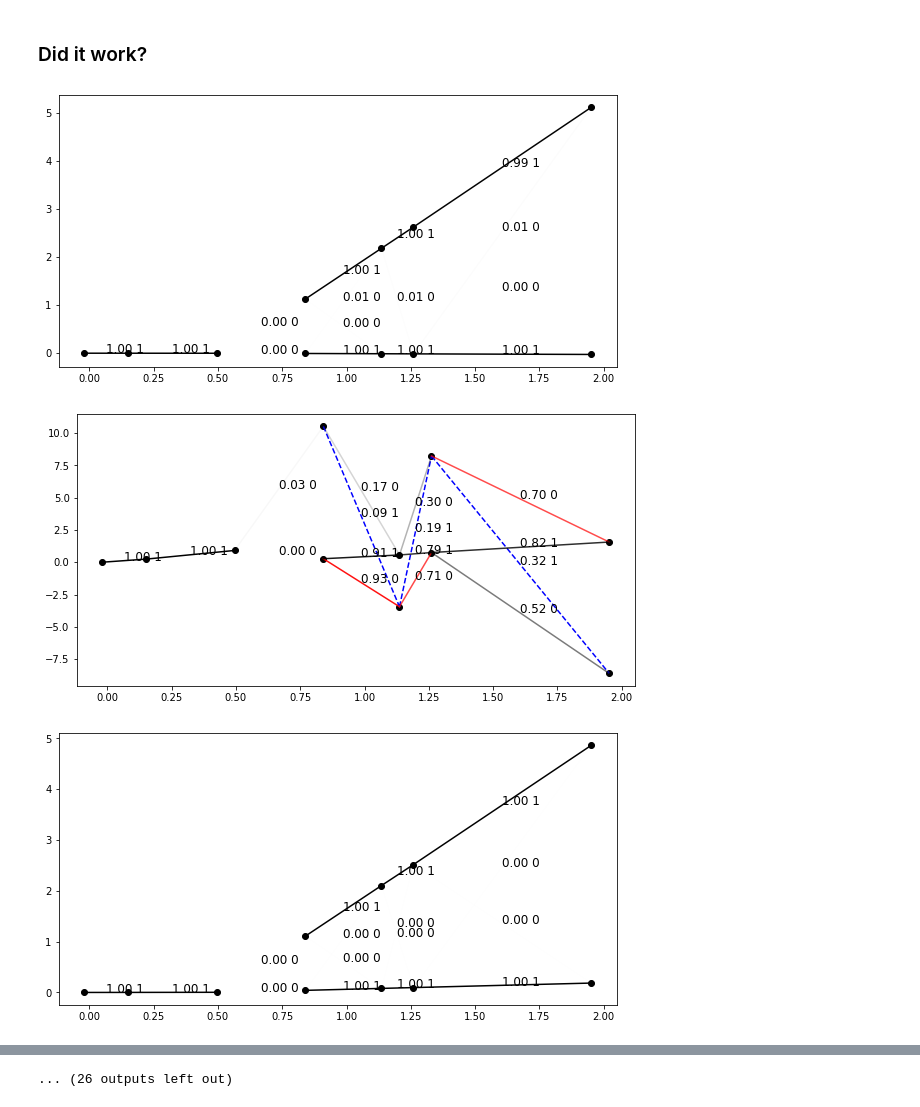
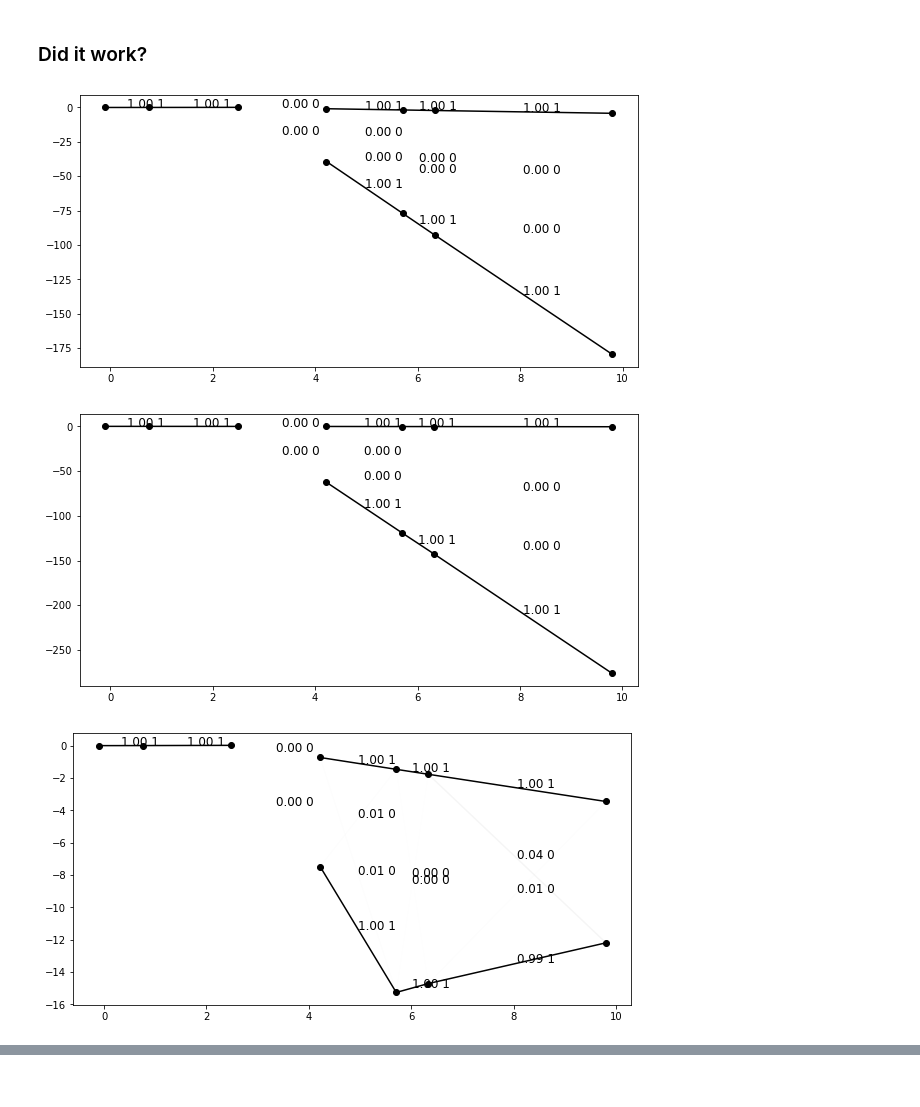
Before and after one commit to marcinwolter/Tracking_student2020, a Jupyter notebook: GNN_MuonE_v1_Robust.ipynb, the cells around one changed output, grey strips where cells are left out. Cells and saved outputs as stored; diff of their text form; code cells hidden in the pictures.

```diff
--- a/GNN_MuonE_v1_Robust.ipynb
+++ b/GNN_MuonE_v1_Robust.ipynb
@@ -89,6 +73,7 @@ def make_mlp(input_size, sizes,
              output_activation='ReLU',
              layer_norm=False):
     """Construct an MLP with specified fully-connected layers."""
+
     hidden_activation = getattr(nn, hidden_activation)
     if output_activation is not None:
         output_activation = getattr(nn, output_activation)
@@ -96,11 +81,13 @@ def make_mlp(input_size, sizes,
     n_layers = len(sizes)
     sizes = [input_size] + sizes
     # Hidden layers
+
     for i in range(n_layers-1):
         layers.append(nn.Linear(sizes[i], sizes[i+1]))
         if layer_norm:
             layers.append(nn.LayerNorm(sizes[i+1]))
         layers.append(hidden_activation())
+
     # Final layer
     layers.append(nn.Linear(sizes[-2], sizes[-1]))
     if output_activation is not None:
@@ -122,7 +109,7 @@ class MPNN_Network(nn.Module):
     """
 
     def __init__(self, input_dim, hidden_node_dim, hidden_edge_dim, in_layers, node_layers, edge_layers,
-                 n_graph_iters=1, layer_norm=True,normalize= False):
+                 n_graph_iters=1, layer_norm=True,normalize_factor= 1):
         super(MPNN_Network, self).__init__()
         self.n_graph_iters = n_graph_iters
 
@@ -143,18 +130,18 @@ class MPNN_Network(nn.Module):
         self.edge_classifier = make_mlp(2*hidden_node_dim,
                                         [hidden_edge_dim, 1],
                                         output_activation=None)
-        self.normalize=normalize
+        self.normalize_factor=normalize_factor
     def forward(self, data):
         # Make every edge bi-directional
         send_idx = torch.cat([data.edge_index[0], data.edge_index[1]], dim=0)
         recv_idx = torch.cat([data.edge_index[1], data.edge_index[0]], dim=0)
 
         # Encode the graph features into the hidden space
-
-        if self.normalize==True:
+        #print( torch.mean (data.x[:,0]) )
+        #print( torch.mean (data.x[:,1]) )
+        if self.normalize_factor!=1:
           temp = data.x
-          temp[:,0]/=torch.mean(temp[:,0])
-          temp[:,1]/=torch.mean(temp[:,1])
+          temp[:,1]*= self.normalize_factor
           x = self.node_encoder(temp)
         else:
           x = self.node_encoder(data.x)
@@ -454,7 +423,7 @@ v_acc_v = []
 ep = 0
 
 weight = 1
-m_configs = {"input_dim": 2, "hidden_node_dim": 64, "hidden_edge_dim": 64, "in_layers": 1, "node_layers": 2, "edge_layers": 2, "n_graph_iters": 6, "layer_norm": True, "normalize": True}
+m_configs = {'normalize_factor': 2000 ,"input_dim": 2, "hidden_node_dim": 64, "hidden_edge_dim": 64, "in_layers": 1, "node_layers": 2, "edge_layers": 2, "n_graph_iters": 6, "layer_norm": True}
 model = MPNN_Network(**m_configs).to(device)
 
 optimizer = torch.optim.Adam(model.parameters(), lr=0.0001, weight_decay=1e-3, amsgrad=True)
@@ -506,12 +475,12 @@ axs[1].set_yscale("linear")
 # %% [markdown]
 ### Did it work?
 # %%
-for i in range(12,50):
+for i in range(0,5):
   data = train_loader.dataset[i].to(device)
   preds = torch.sigmoid(model(data)).to('cpu')
   plot_toy_classified(data.to('cpu'), preds, cut = 0.6)
   #plot_toy_graph(train_loader.dataset[2],0.2)
 # %% [output]
-[figure, old version]
+[figure, new version]
-[figure, old version]
+[figure, new version]
-[figure, old version]
+[figure, new version]
@@ -527,3 +489,2 @@ for i in range(12,50):
-... (26 outputs left out)
 # %%
 
```
Also changed, not shown: parts of 7 cells of this notebook.
